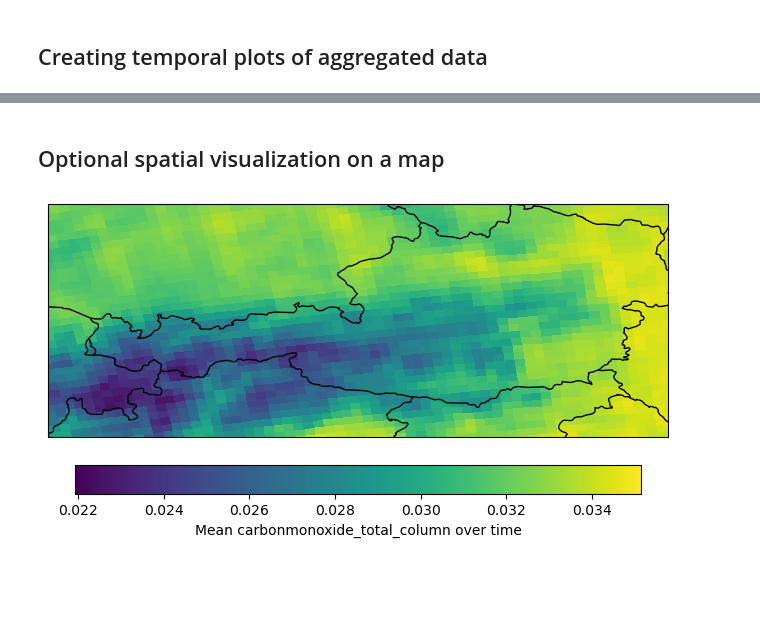
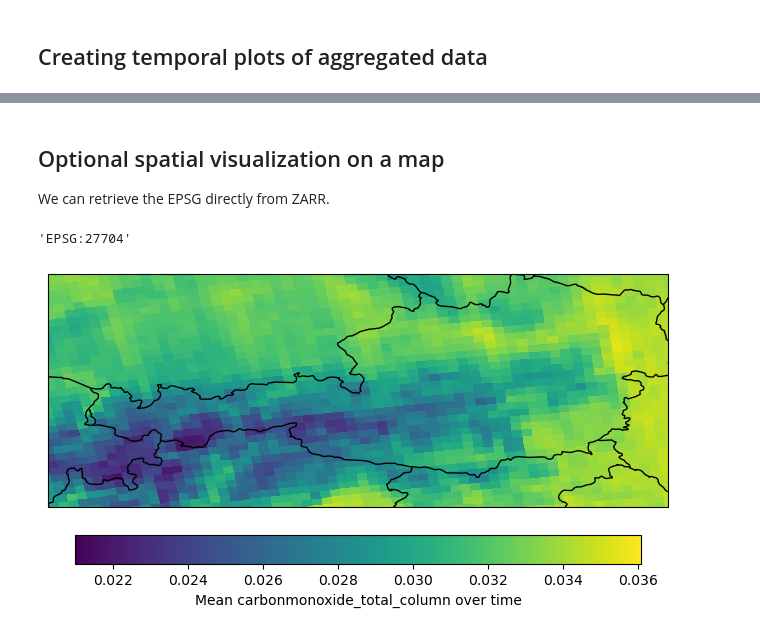
Before and after one commit to eodcgmbh/eodc-examples, a Jupyter notebook: demos/S5P/example_notebook_geosphere.ipynb, the cells around one changed output, grey strips where cells are left out. Cells and saved outputs as stored; diff of their text form; code cells hidden in the pictures; blank space fills up the shorter version.

```diff
--- a/demos/S5P/example_notebook_geosphere.ipynb
+++ b/demos/S5P/example_notebook_geosphere.ipynb
@@ -189,3 +157,8 @@ Attributes:
+# %%
+START_DATE = "2024-01-01"
+END_DATE = "2024-12-31"
+
+carbon = carbon.sel(time=slice(START_DATE, END_DATE))
 # %% [markdown]
 ## Handling Missing and Fill Values (Sanity Check)
 
@@ -195,5 +169,0 @@ Even so, performing a brief sanity check is good practice to confirm that the da
-# %%
-eodc_catalog = pystac_client.Client.open("https://dev.stac.eodc.eu/api/v1")
-colllection_id = "SENTINEL5P_DAILY_AUT"
-collection = eodc_catalog.get_collection(colllection_id)
-collection
@@ -203,7 +171,10 @@ collection
 asset = collection.to_dict()["assets"]["CO"]["raster:bands"][0]
 nodata = asset["nodata"]
 scale = asset["scale"]
+print("nodata:", nodata)
+print("scale:", scale)
 
-print("nodat:", nodata)
-print("scale:", scale)
+# Optional masking (usually not needed)
+if nodata is not None:
+    carbon = carbon.where(carbon != nodata) # Usually unnecessary — xarray already handled this
 # %% [output]
@@ -211,16 +182,8 @@ nodat: 9.969209968386869e+36
 scale: 1.0
 # %%
-# Sanity check: verify missing values are NaN
-carbon = ds.carbonmonoxide_total_column
-
-# Only mask -9999 if it still exists (in case decode_cf did not handle it)
-if float(carbon.min()) == nodata:
-    carbon = carbon.where(carbon != nodata)
-
-
 # How many NaNs are there?
-n_missing = np.isnan(carbon).sum().item()
-n_valid = np.sum(~np.isnan(carbon)).item()
+n_missing = carbon.isnull().compute().sum().item()
+n_valid = carbon.notnull().compute().sum().item()
 print(f"Number of missing values (NaN): {n_missing}")
 print(f"Number of valid values: {n_valid}")
 
@@ -262,12 +236,22 @@ plt.show()
 # %% [markdown]
 ## Optional spatial visualization on a map
+
+We can retrieve the EPSG directly from ZARR.
+# %%
+from pyproj import CRS
+
+crs = CRS.from_wkt(ds["spatial_ref"].attrs["crs_wkt"])
+crs = f"EPSG:{crs.to_epsg()}"
+crs
+# %% [output]
+'EPSG:27704'
 # %%
 # Variable name to plot
 var_name = "carbonmonoxide_total_column"
 
 # Create a transformer to convert from the dataset CRS (EPSG:27704) to WGS84 (EPSG:4326)
 # This is needed because Cartopy expects latitude/longitude coordinates
-transformer = Transformer.from_crs("EPSG:27704", "EPSG:4326", always_xy=True)
+transformer = Transformer.from_crs(f"{crs}", "EPSG:4326", always_xy=True)
 
 # Create 2D meshgrid of the dataset coordinates
 # X corresponds to the 'x' dimension and Y to the 'y' dimension
@@ -279,31 +263,31 @@ lons, lats = transformer.transform(X, Y)
 # Compute the mean over time to get a 2D array (spatial average)
 mean_image = carbon.mean(dim="time").values  # 2D array: y * x
 
 # Create a matplotlib figure with a Cartopy PlateCarree projection
 fig, ax = plt.subplots(figsize=(8, 8), subplot_kw={"projection": ccrs.PlateCarree()})
 
 # Add map features: country borders, coastlines, and land background
 ax.add_feature(cfeature.BORDERS, edgecolor='black')
 ax.add_feature(cfeature.COASTLINE)
 ax.add_feature(cfeature.LAND, facecolor='lightgray')
 
 # Set the map extent to the area of interest (here: roughly Austria)
 ax.set_extent([9, 17, 46, 49], crs=ccrs.PlateCarree())
 
 # Plot the 2D data as a colored mesh on the map
 im = ax.pcolormesh(
     lons, lats, mean_image,
     cmap='viridis',             # color map
     vmin=mean_image.min(),      # minimum value for color scale
     vmax=mean_image.max(),      # maximum value for color scale
     transform=ccrs.PlateCarree() # specify that data is in lat/lon
 )
 
 # Add a horizontal colorbar below the map to indicate values
 cbar = fig.colorbar(im, ax=ax, orientation='horizontal', fraction=0.046, pad=0.046)
 cbar.set_label(f"Mean {var_name} over time")
 
 # Display the figure
 plt.show()
 # %% [output]
-[figure, old version]
+[figure, new version]
```
Also changed, not shown: parts of 31 cells of this notebook, 2 other files.
